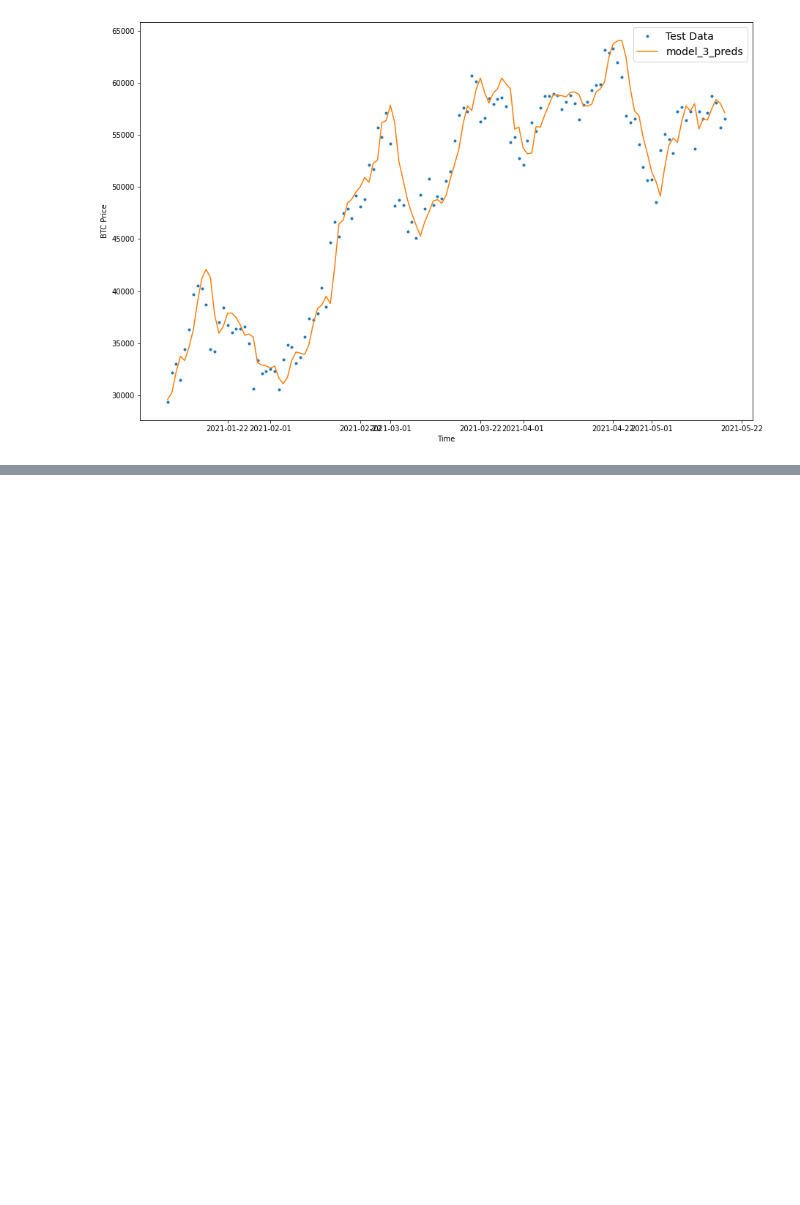
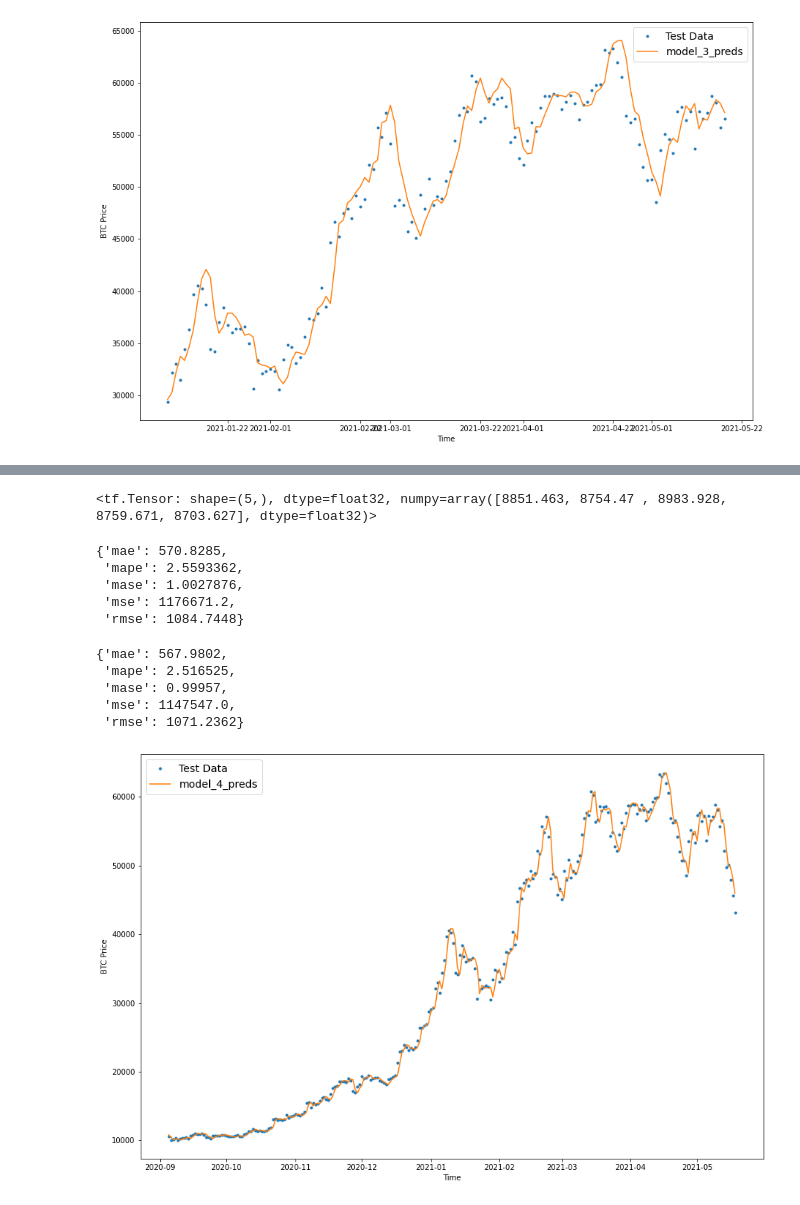
Before and after one commit to SilahicAmil/End-To-End-Time-Series-Forcasting, a Jupyter notebook: Time_Series_Forecasting_BitPredict.ipynb, the cells around one changed output, grey strips where cells are left out. Saved outputs shown, nothing was run; the diff lists cells and outputs as text; code cells hidden in the pictures; blank space fills up the shorter version.

```diff
--- a/Time_Series_Forecasting_BitPredict.ipynb
+++ b/Time_Series_Forecasting_BitPredict.ipynb
@@ -955,0 +972,5 @@ plot_time_series(timesteps=X_test[-len(test_windows):], values=tf.reduce_mean(mo
+# %%
+# Create dataset
+
+full_windows, full_labels = make_windows(prices, window_size=WINDOW_SIZE, horizon=HORIZON)
+len(full_windows), len(full_labels)
@@ -955,0 +979,6 @@ plot_time_series(timesteps=X_test[-len(test_windows):], values=tf.reduce_mean(mo
+# %%
+# Train and test sets
+
+train_windows, test_windows, train_labels, test_labels = make_train_test_splits(full_windows, full_labels)
+
+len(train_windows), len(test_windows), len(train_labels), len(test_labels)
@@ -955,0 +1091,5 @@ plot_time_series(timesteps=X_test[-len(test_windows):], values=tf.reduce_mean(mo
+# %%
+# Load best model
+
+model_4 = tf.keras.models.load_model("model_experiments/model_4_conv1d/")
+model_4.evaluate(test_windows, test_labels)
@@ -955,0 +1099,38 @@ plot_time_series(timesteps=X_test[-len(test_windows):], values=tf.reduce_mean(mo
+# %%
+# Make preds
+
+model_4_preds = make_preds(model_4,
+                           input_data=test_windows)
+model_4_preds[:5]
+# %% [output]
+<tf.Tensor: shape=(5,), dtype=float32, numpy=array([8851.463, 8754.47 , 8983.928, 8759.671, 8703.627], dtype=float32)>
+# %%
+# model_4 results
+
+model_4_results = evaluate_preds(y_true=tf.squeeze(test_labels),
+                                 y_pred=model_4_preds)
+model_4_results
+# %% [output]
+{'mae': 570.8285,
+ 'mape': 2.5593362,
+ 'mase': 1.0027876,
+ 'mse': 1176671.2,
+ 'rmse': 1084.7448}
+# %%
+naive_results
+# %% [output]
+{'mae': 567.9802,
+ 'mape': 2.516525,
+ 'mase': 0.99957,
+ 'mse': 1147547.0,
+ 'rmse': 1071.2362}
+# %%
+# Plot the model
+
+offset=300
+plt.figure(figsize=(15,10))
+
+plot_time_series(timesteps=X_test[-len(test_windows):], values=test_labels[:, 0], start=offset, label="Test Data")
+plot_time_series(timesteps=X_test[-len(test_windows):], values=model_4_preds, format="-", start=offset, label="model_4_preds")
+# %% [output]
+[figure, added]
```
Also changed, not shown: parts of 16 cells of this notebook.
